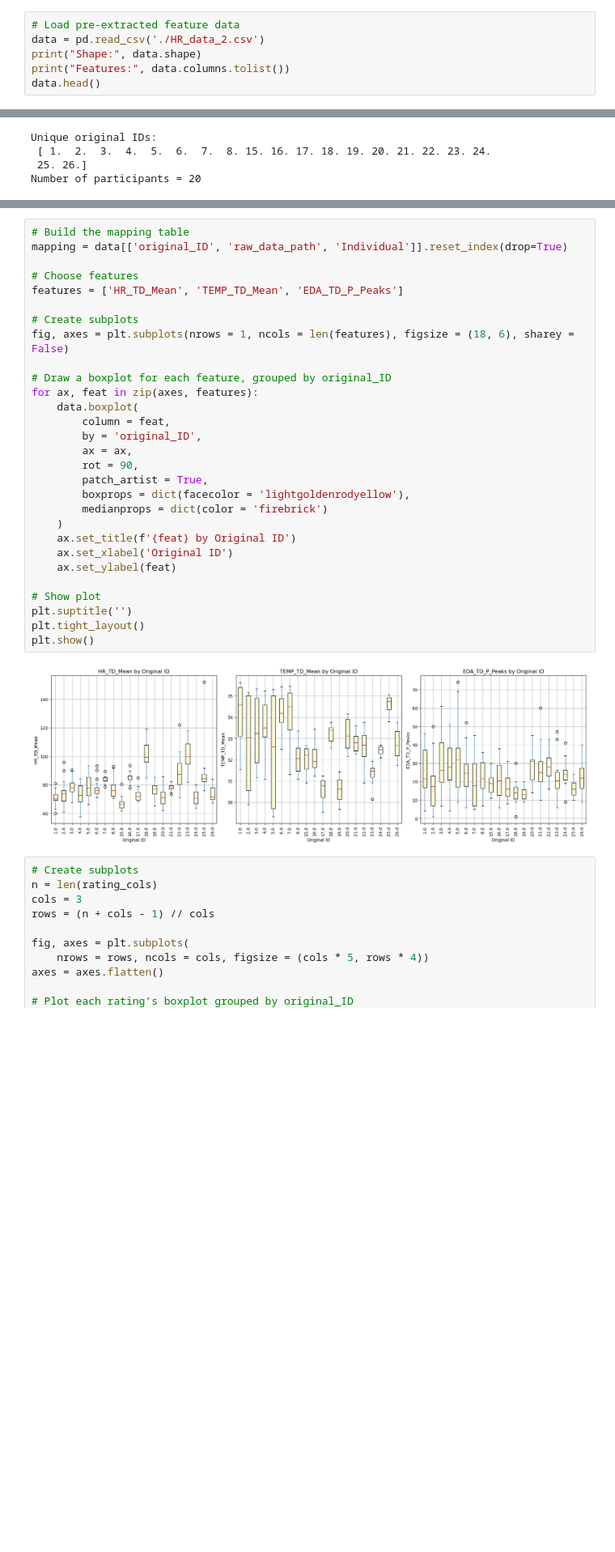
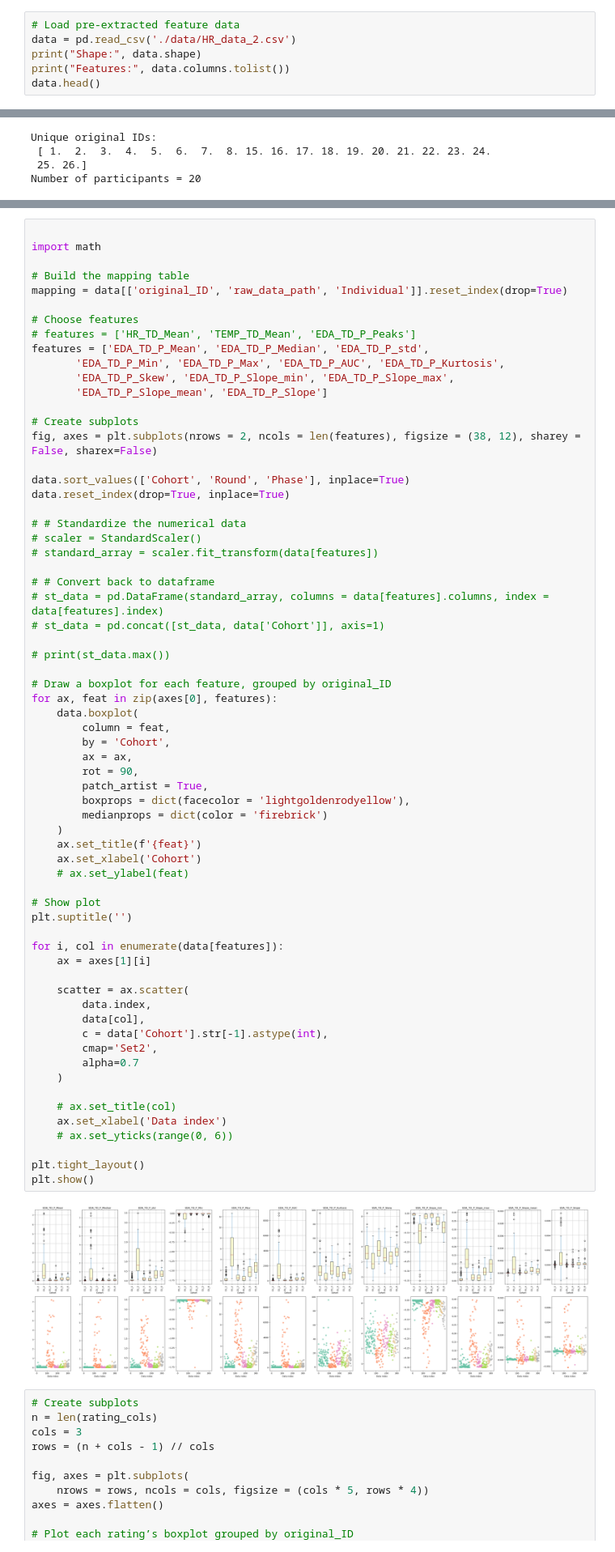
Before and after one commit to viktorseba/CDA, a Jupyter notebook: Case2/inspect_data.ipynb, the cells around one changed output, grey strips where cells are left out. Shown at 81% size. Cells and saved outputs as stored; diff of their text form; blank space fills up the shorter version.

```diff
--- a/Case2/inspect_data.ipynb
+++ b/Case2/inspect_data.ipynb
@@ -14,7 +14,7 @@ from sklearn.cross_decomposition import CCA
 import matplotlib.pyplot as plt
 # %%
 # Load pre-extracted feature data
-data = pd.read_csv('./HR_data_2.csv')
+data = pd.read_csv('./data/HR_data_2.csv')
 print("Shape:", data.shape)
 print("Features:", data.columns.tolist())
 data.head()
@@ -76,34 +112,70 @@ Number of participants = 20
 # %%
+
+import math
+
 # Build the mapping table
 mapping = data[['original_ID', 'raw_data_path', 'Individual']].reset_index(drop=True)
 
 # Choose features
-features = ['HR_TD_Mean', 'TEMP_TD_Mean', 'EDA_TD_P_Peaks']
+# features = ['HR_TD_Mean', 'TEMP_TD_Mean', 'EDA_TD_P_Peaks']
+features = ['EDA_TD_P_Mean', 'EDA_TD_P_Median', 'EDA_TD_P_std',
+       'EDA_TD_P_Min', 'EDA_TD_P_Max', 'EDA_TD_P_AUC', 'EDA_TD_P_Kurtosis',
+       'EDA_TD_P_Skew', 'EDA_TD_P_Slope_min', 'EDA_TD_P_Slope_max',
+       'EDA_TD_P_Slope_mean', 'EDA_TD_P_Slope']
 
 # Create subplots
-fig, axes = plt.subplots(nrows = 1, ncols = len(features), figsize = (18, 6), sharey = False)
+fig, axes = plt.subplots(nrows = 2, ncols = len(features), figsize = (38, 12), sharey = False, sharex=False)
+
+data.sort_values(['Cohort', 'Round', 'Phase'], inplace=True)
+data.reset_index(drop=True, inplace=True)
+
+# # Standardize the numerical data
+# scaler = StandardScaler()
+# standard_array = scaler.fit_transform(data[features])
+
+# # Convert back to dataframe
+# st_data = pd.DataFrame(standard_array, columns = data[features].columns, index = data[features].index)
+# st_data = pd.concat([st_data, data['Cohort']], axis=1)
+
+# print(st_data.max())
 
 # Draw a boxplot for each feature, grouped by original_ID
-for ax, feat in zip(axes, features):
+for ax, feat in zip(axes[0], features):
     data.boxplot(
         column = feat,
-        by = 'original_ID',
+        by = 'Cohort',
         ax = ax,
         rot = 90,
         patch_artist = True,
         boxprops = dict(facecolor = 'lightgoldenrodyellow'),
         medianprops = dict(color = 'firebrick')
     )
-    ax.set_title(f'{feat} by Original ID')
-    ax.set_xlabel('Original ID')
-    ax.set_ylabel(feat)
+    ax.set_title(f'{feat}')
+    ax.set_xlabel('Cohort')
+    # ax.set_ylabel(feat)
 
 # Show plot
 plt.suptitle('')
+
+for i, col in enumerate(data[features]):
+    ax = axes[1][i]
+
+    scatter = ax.scatter(
+        data.index,
+        data[col],
+        c = data['Cohort'].str[-1].astype(int),
+        cmap='Set2',
+        alpha=0.7
+    )
+
+    # ax.set_title(col)
+    ax.set_xlabel('Data index')
+    # ax.set_yticks(range(0, 6))
+
 plt.tight_layout()
 plt.show()
 # %% [output]
-[figure, old version]
+[figure, new version]
 # %%
 # Create subplots
 n = len(rating_cols)
```
Also changed, not shown: parts of 2 cells of this notebook, 4 other files.
